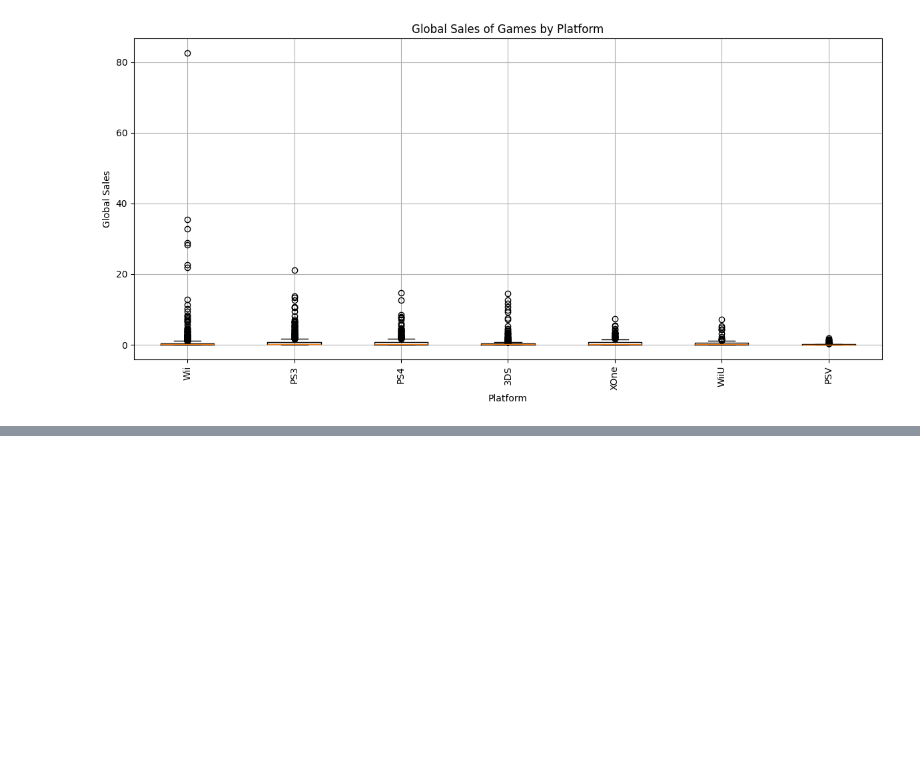
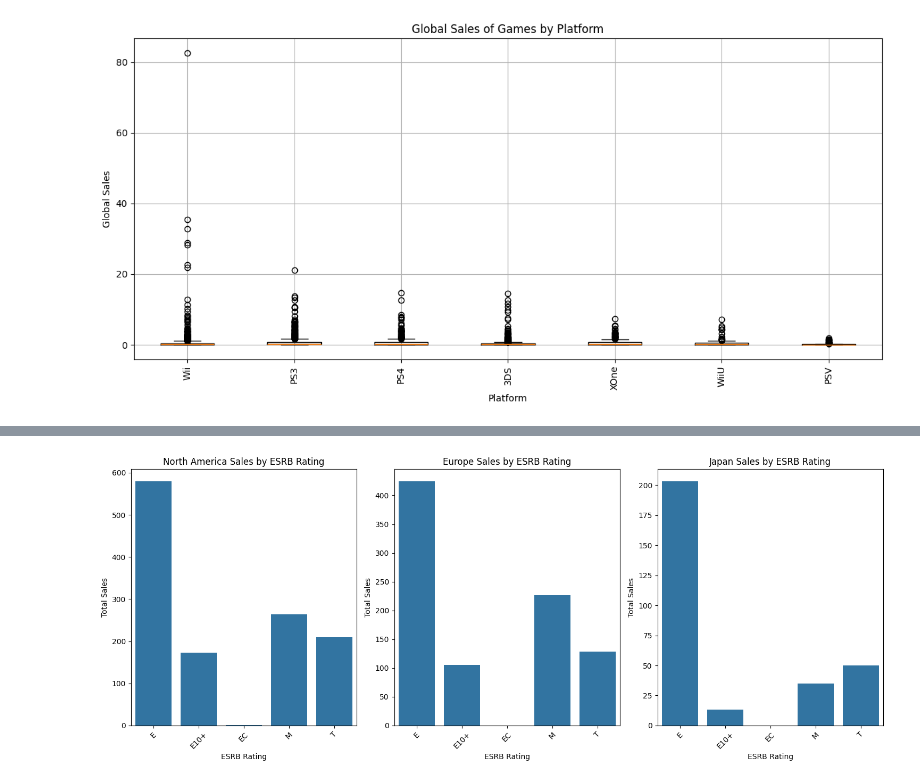
Before and after one commit to TirsoPaneque/integrated_project, a Jupyter notebook: notebooks/EDA.ipynb, the cells around one changed output, grey strips where cells are left out. Saved outputs shown, nothing was run; the diff lists cells and outputs as text; code cells hidden in the pictures; blank space fills up the shorter version.

```diff
--- a/notebooks/EDA.ipynb
+++ b/notebooks/EDA.ipynb
@@ -576,0 +763,4 @@ plt.show()
+# %%
+sales_by_region_esrb=df_filtered.groupby('rating')[['na_sales', 'jp_sales', 'eu_sales']].sum()
+sales_by_region_esrb['total_sales'] = sales_by_region_esrb['na_sales'] + sales_by_region_esrb['eu_sales'] + sales_by_region_esrb['jp_sales']
+sales_by_region_esrb
@@ -576,0 +775,27 @@ plt.show()
+# %%
+plt.figure(figsize=(15, 6))
+plt.subplot(1, 3, 1)
+sns.barplot(x='rating', y='na_sales', data=sales_by_region_esrb)
+plt.title('North America Sales by ESRB Rating')
+plt.xlabel('ESRB Rating')
+plt.ylabel('Total Sales')
+plt.xticks(rotation=45)
+
+plt.subplot(1, 3, 2)
+sns.barplot(x='rating', y='eu_sales', data=sales_by_region_esrb)
+plt.title('Europe Sales by ESRB Rating')
+plt.xlabel('ESRB Rating')
+plt.ylabel('Total Sales')
+plt.xticks(rotation=45)
+
+plt.subplot(1, 3, 3)
+sns.barplot(x='rating', y='jp_sales', data=sales_by_region_esrb)
+plt.title('Japan Sales by ESRB Rating')
+plt.xlabel('ESRB Rating')
+plt.ylabel('Total Sales')
+plt.xticks(rotation=45)
+
+plt.tight_layout()
+plt.show()
+# %% [output]
+[figure, added]
```
Also changed, not shown: parts of 23 cells of this notebook.
